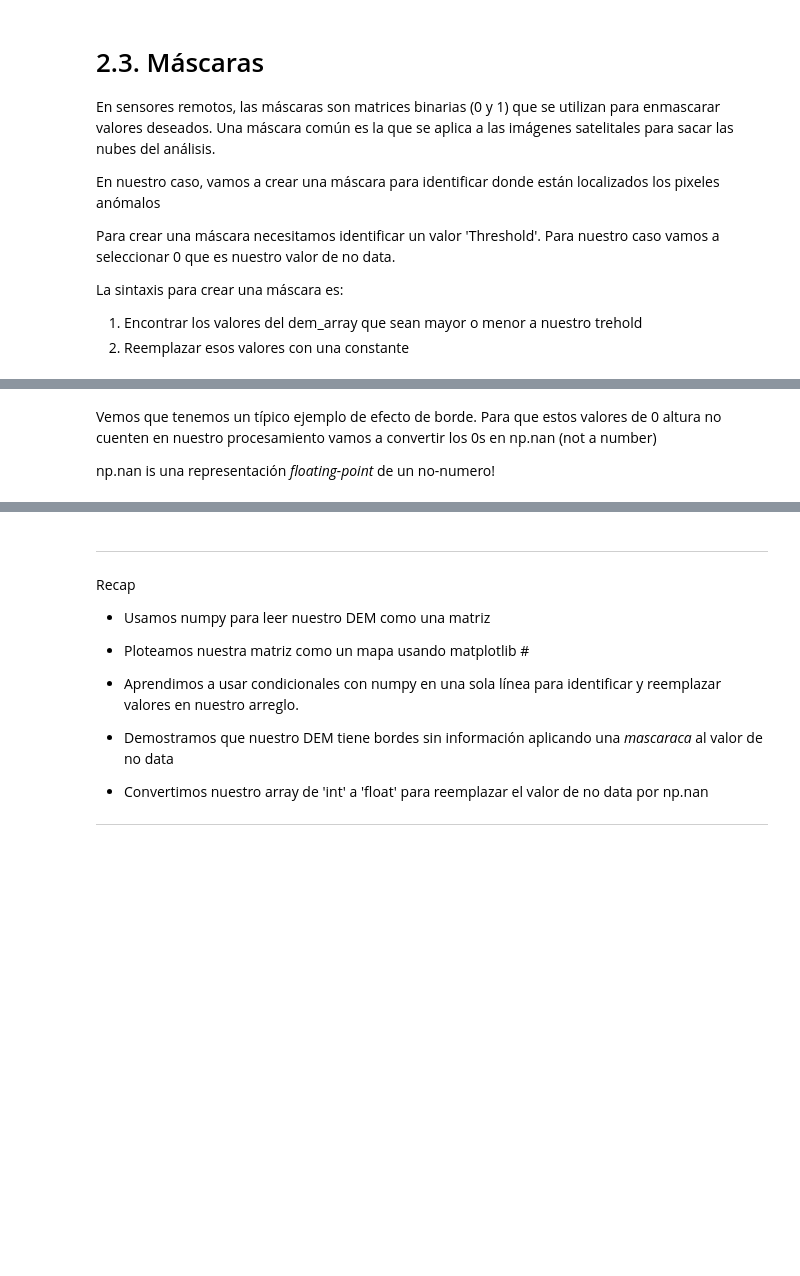
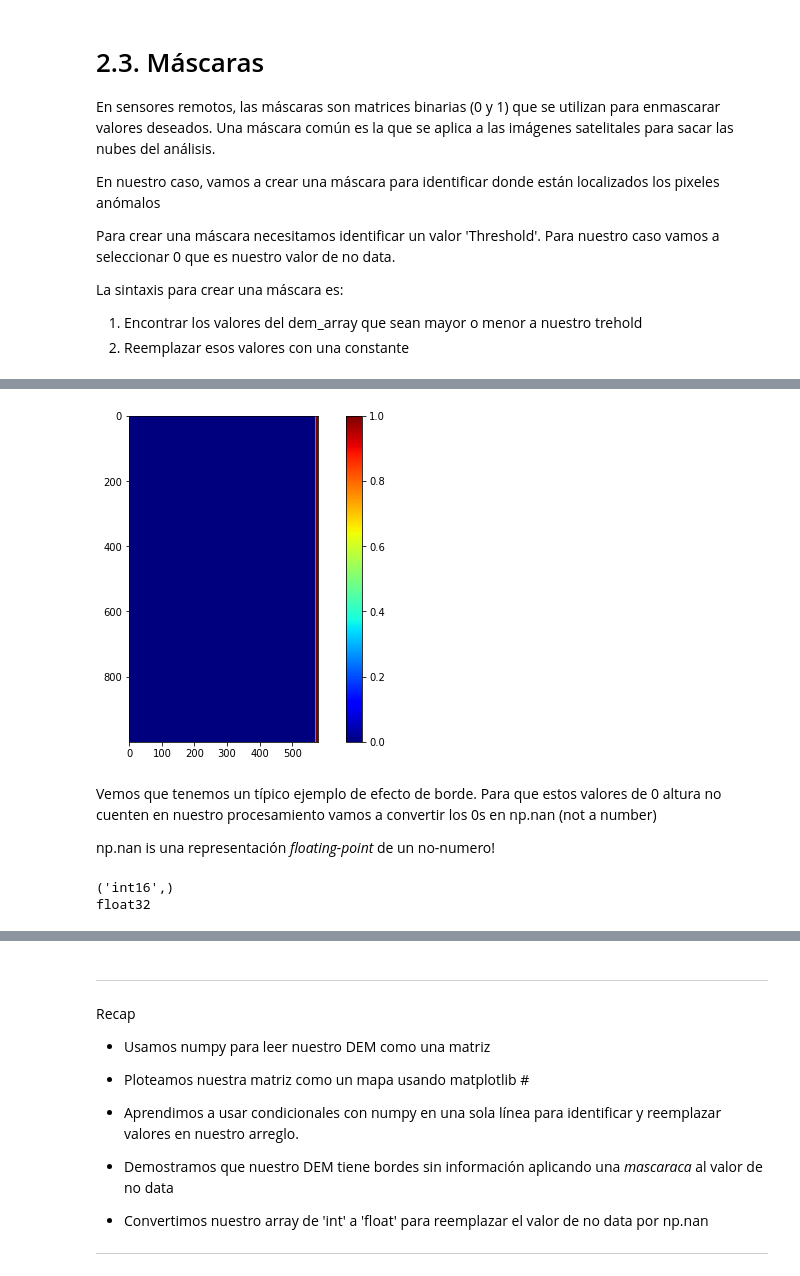
Before and after one commit to NatBarbosa/CCG2021_Python-para-geolog-s, a Jupyter notebook: 2_Morfometria.ipynb, the cells around one changed output, grey strips where cells are left out. Drawn from its saved outputs; the diff is of its cells as text; code cells hidden in the pictures; blank space fills up the shorter version.

```diff
--- a/2_Morfometria.ipynb
+++ b/2_Morfometria.ipynb
@@ -205,3 +317,5 @@ La sintaxis para crear una máscara es:
 2. Reemplazar esos valores con una constante
 # %%
 #Vamos a empezar creando un array de las misma dimensiones de nuestro raster pero con valores de 0
+mascara = np.zeros(dem_array.shape)
+print(mascara.shape)
@@ -210,3 +326,5 @@ La sintaxis para crear una máscara es:
 #podriamos usar un for y un if ....
 
 #Pero numpy ya nos ayuda
+mascara[np.where(dem_array == 0)] = 1
+print(mascara)
@@ -213,9 +339,11 @@ La sintaxis para crear una máscara es:
 # %%
 %matplotlib inline
 plt.figure(figsize=(10,6))
-plt.imshow(    , cmap='jet')
+plt.imshow(mascara[:1000, 6000:], cmap='jet')
 plt.colorbar()
 plt.show()
+# %% [output]
+[figure, added]
 # %% [markdown]
 Vemos que tenemos un típico ejemplo de efecto de borde.
 Para que estos valores de 0 altura no cuenten en nuestro procesamiento vamos a convertir los 0s en np.nan (not a number)
@@ -223,5 +351,9 @@ Para que estos valores de 0 altura no cuenten en nuestro procesamiento vamos a c
 np.nan is una representación *floating-point* de un no-numero!
 # %%
 #convertir el array de tipo int a float - reemplazar variable - posible en python pero muy peligroso!
-
-#reemplazar valores
+print(dem_open.dtypes)
+dem_array = dem_array.astype('float32')
+print(dem_array.dtype)
+# %% [output]
+('int16',)
+float32
```
Also changed, not shown: parts of 51 cells of this notebook.
